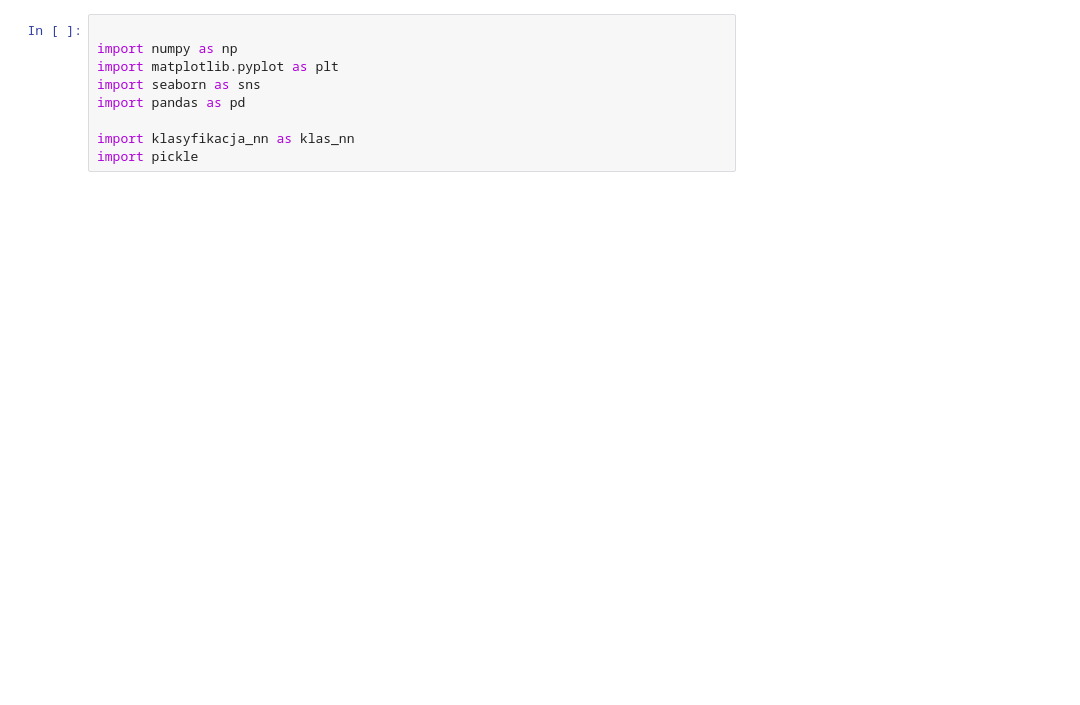
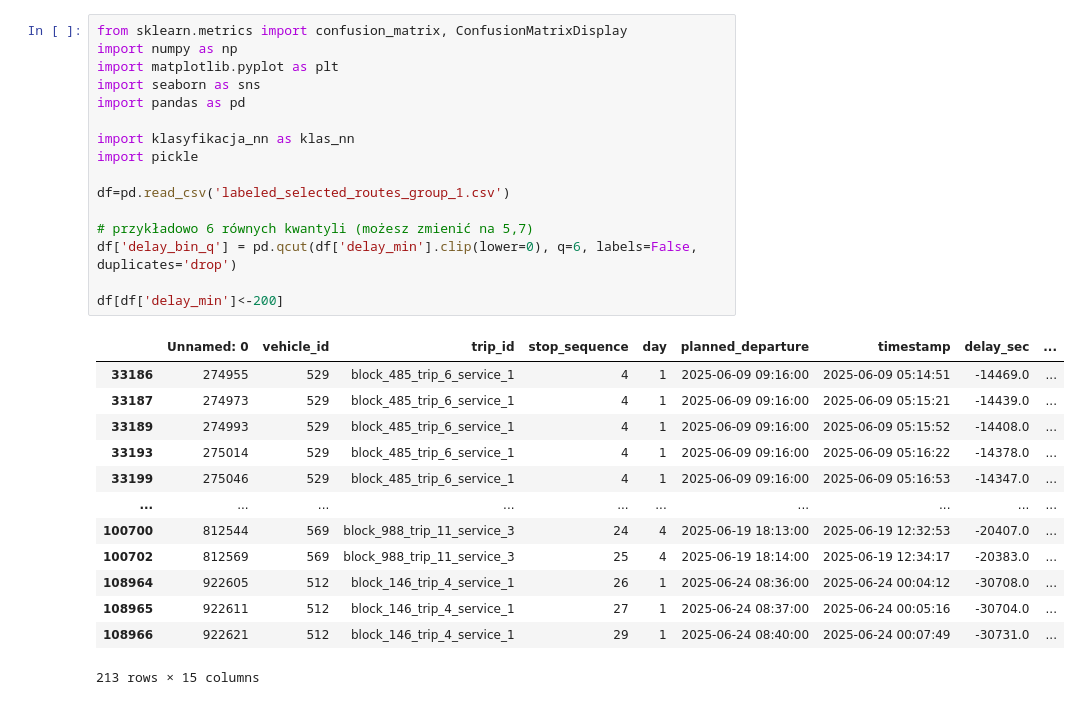
Before and after one commit to chalupka-student/autobusy, a Jupyter notebook: skrypty/klasyfikacja.ipynb, the cells around one changed output. Cells and saved outputs as stored; diff of their text form; blank space fills up the shorter version.

```diff
--- a/skrypty/klasyfikacja.ipynb
+++ b/skrypty/klasyfikacja.ipynb
@@ -1,10 +1,31 @@
 # %%
-
+from sklearn.metrics import confusion_matrix, ConfusionMatrixDisplay
 import numpy as np
 import matplotlib.pyplot as plt
 import seaborn as sns
 import pandas as pd
 
 import klasyfikacja_nn as klas_nn
 import pickle
+
+df=pd.read_csv('labeled_selected_routes_group_1.csv')
+
+# przykładowo 6 równych kwantyli (możesz zmienić na 5,7)
+df['delay_bin_q'] = pd.qcut(df['delay_min'].clip(lower=0), q=6, labels=False, duplicates='drop')
+
+df[df['delay_min']<-200]
+# %% [output]
+|  | Unnamed: 0 | vehicle_id | trip_id | stop_sequence | day | planned_departure | timestamp | delay_sec | ... |
+| 33186 | 274955 | 529 | block_485_trip_6_service_1 | 4 | 1 | 2025-06-09 09:16:00 | 2025-06-09 05:14:51 | -14469.0 | ... |
+| 33187 | 274973 | 529 | block_485_trip_6_service_1 | 4 | 1 | 2025-06-09 09:16:00 | 2025-06-09 05:15:21 | -14439.0 | ... |
+| 33189 | 274993 | 529 | block_485_trip_6_service_1 | 4 | 1 | 2025-06-09 09:16:00 | 2025-06-09 05:15:52 | -14408.0 | ... |
+| 33193 | 275014 | 529 | block_485_trip_6_service_1 | 4 | 1 | 2025-06-09 09:16:00 | 2025-06-09 05:16:22 | -14378.0 | ... |
+| 33199 | 275046 | 529 | block_485_trip_6_service_1 | 4 | 1 | 2025-06-09 09:16:00 | 2025-06-09 05:16:53 | -14347.0 | ... |
+| ... | ... | ... | ... | ... | ... | ... | ... | ... | ... |
+| 100700 | 812544 | 569 | block_988_trip_11_service_3 | 24 | 4 | 2025-06-19 18:13:00 | 2025-06-19 12:32:53 | -20407.0 | ... |
+| 100702 | 812569 | 569 | block_988_trip_11_service_3 | 25 | 4 | 2025-06-19 18:14:00 | 2025-06-19 12:34:17 | -20383.0 | ... |
+| 108964 | 922605 | 512 | block_146_trip_4_service_1 | 26 | 1 | 2025-06-24 08:36:00 | 2025-06-24 00:04:12 | -30708.0 | ... |
+| 108965 | 922611 | 512 | block_146_trip_4_service_1 | 27 | 1 | 2025-06-24 08:37:00 | 2025-06-24 00:05:16 | -30704.0 | ... |
+| 108966 | 922621 | 512 | block_146_trip_4_service_1 | 29 | 1 | 2025-06-24 08:40:00 | 2025-06-24 00:07:49 | -30731.0 | ... |
+213 rows × 15 columns
 # %%
```
Also changed, not shown: parts of 5 cells of this notebook, 9 other files.
